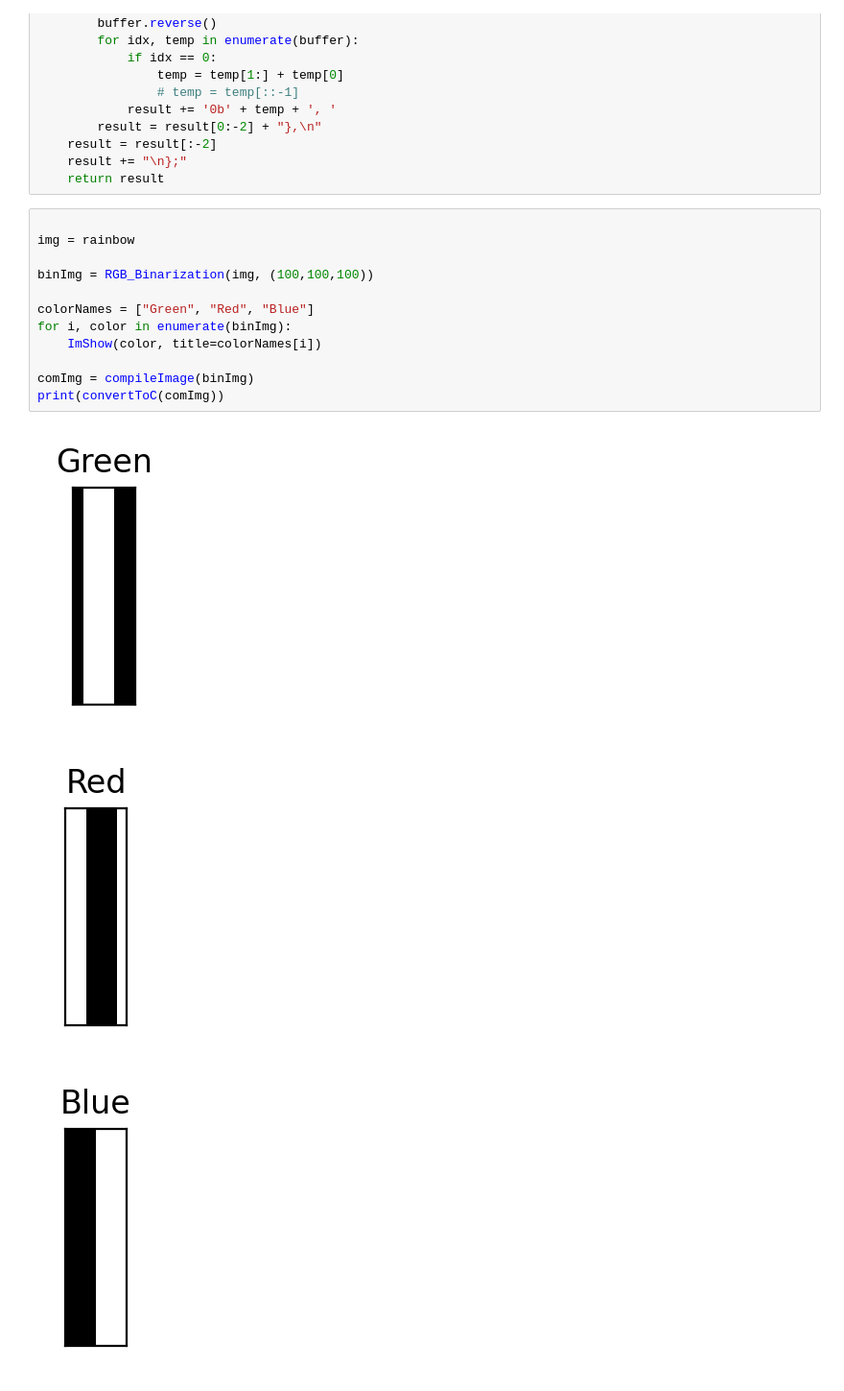
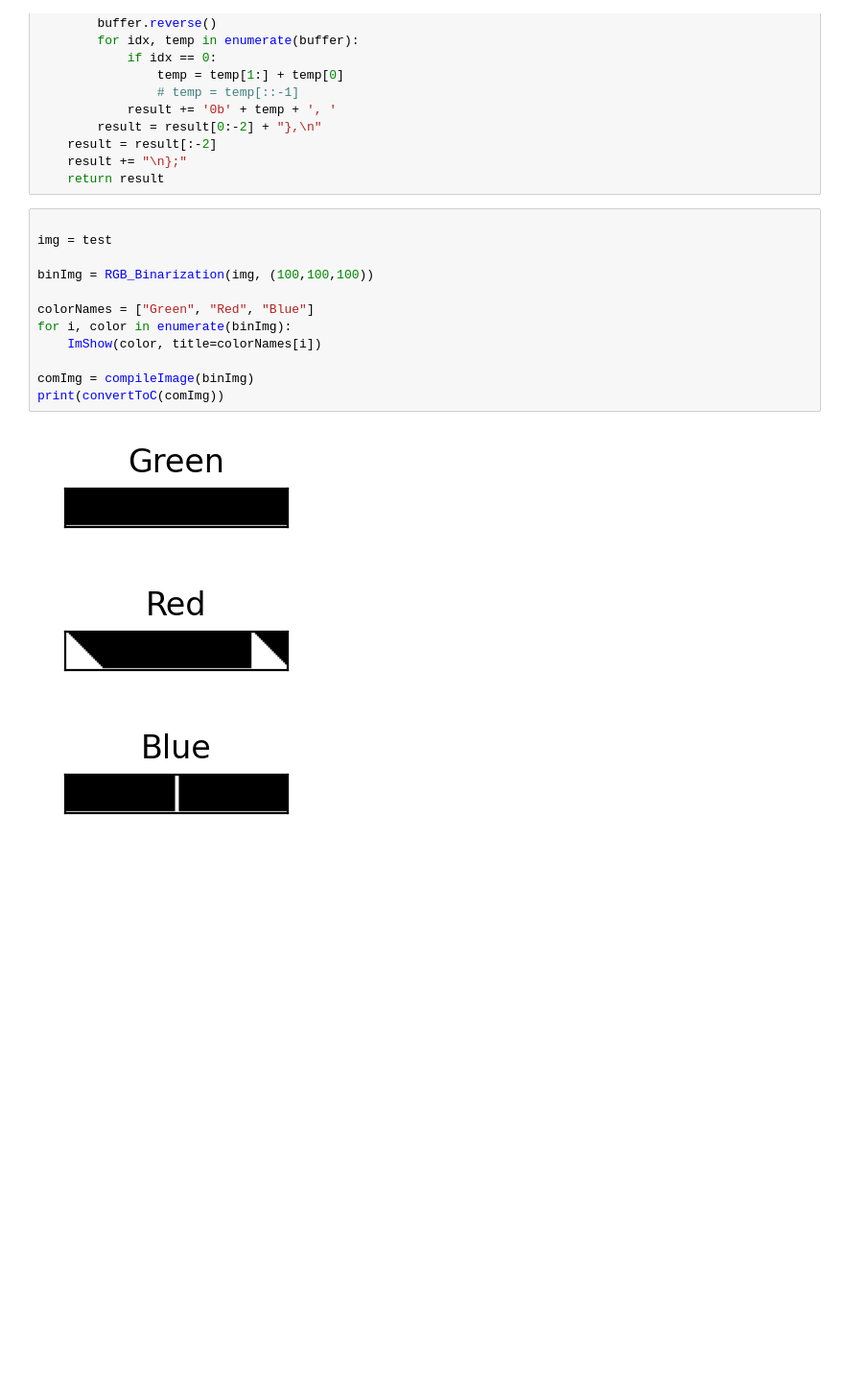
Before and after one commit to MKrysz/POV_Display, a Jupyter notebook: POV_display_imageCompiler/imageCompiler.ipynb, the cells around one changed output. Shown at 96% size. Drawn from its saved outputs; the diff is of its cells as text; blank space fills up the shorter version.

Commit message:
Changed shown image to test.png

```diff
--- a/POV_display_imageCompiler/imageCompiler.ipynb
+++ b/POV_display_imageCompiler/imageCompiler.ipynb
@@ -86,17 +86,17 @@ def convertToC(compiledImage):
     return result
 # %%
 
-img = rainbow
+img = test
 
 binImg = RGB_Binarization(img, (100,100,100))
 
 colorNames = ["Green", "Red", "Blue"]
 for i, color in enumerate(binImg):
     ImShow(color, title=colorNames[i])
 
 comImg = compileImage(binImg)
 print(convertToC(comImg))
 # %% [output]
-[figure, old version]
+[figure, new version]
-[figure, old version]
+[figure, new version]
-[figure, old version]
+[figure, new version]
```
Also changed, not shown: parts of 1 cell of this notebook, 2 other files.
